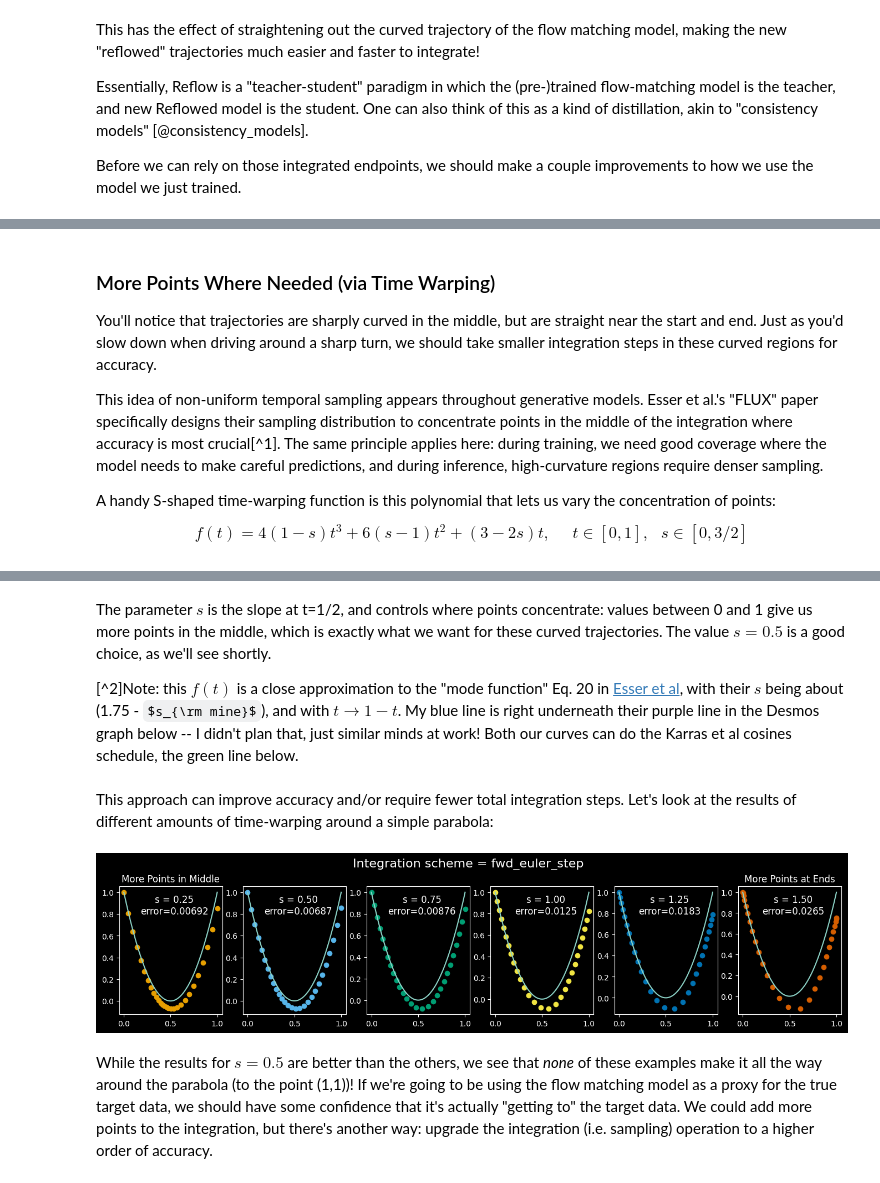
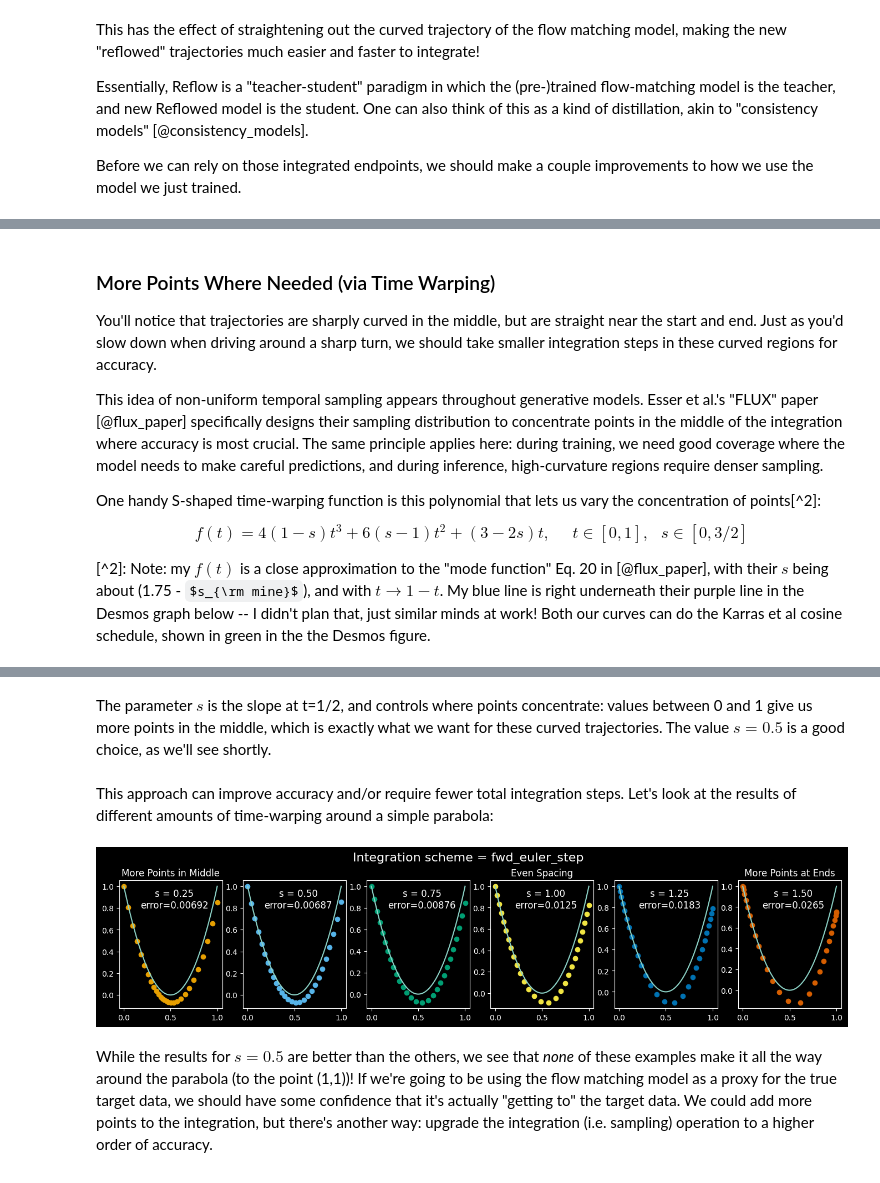
Before and after one commit to drscotthawley/blog, a Jupyter notebook: posts/FlowModels.ipynb, the cells around one changed output, grey strips where cells are left out. Saved outputs shown, nothing was run; the diff lists cells and outputs as text; code cells hidden in the pictures; some formulas as TeX source.

```diff
--- a/posts/FlowModels.ipynb
+++ b/posts/FlowModels.ipynb
@@ -827,11 +832,13 @@ Both of these don't necessarily require to retraining the model, yet they help t
 
 You'll notice that trajectories are sharply curved in the middle, but are straight near the start and end. Just as you'd slow down when driving around a sharp turn, we should take smaller integration steps in these curved regions for accuracy.
 
-This idea of non-uniform temporal sampling appears throughout generative models. Esser et al.'s "FLUX" paper specifically designs their sampling distribution to concentrate points in the middle of the integration where accuracy is most crucial[^1]. The same principle applies here: during training, we need good coverage where the model needs to make careful predictions, and during inference, high-curvature regions require denser sampling.
+This idea of non-uniform temporal sampling appears throughout generative models. Esser et al.'s "FLUX" paper [@flux_paper] specifically designs their sampling distribution to concentrate points in the middle of the integration where accuracy is most crucial. The same principle applies here: during training, we need good coverage where the model needs to make careful predictions, and during inference, high-curvature regions require denser sampling.
 
-A handy S-shaped time-warping function is this polynomial that lets us vary the concentration of points:
+One handy S-shaped time-warping function is this polynomial that lets us vary the concentration of points[^2]:
 
 $$ f(t) =  4(1-s)t^3 + 6(s-1) t^2 + (3-2s)t, \ \ \ \ \ \  t\in[0,1], \ \ \ s\in[0,3/2] $$
+
+[^2]: Note: my $f(t)$ is a close approximation to the "mode function" Eq. 20 in [@flux_paper], with their $s$ being about (1.75 - $s_{\rm mine}$), and with $t\rightarrow 1-t$.  My blue line is right underneath their purple line in the Desmos graph below -- I didn't plan that, just similar minds at work!  Both our curves can do the Karras et al cosine schedule, shown in green in the the Desmos figure.
 # %%
 #| echo: false
 # Jupyter's markdown won't perform the iframe embed unless we "execute" the HTML code??
@@ -846,9 +853,6 @@ HTML("""
 [interactive output not drawn]
 # %% [markdown]
 The parameter $s$ is the slope at t=1/2, and controls where points concentrate: values between 0 and 1 give us more points in the middle, which is exactly what we want for these curved trajectories. The value $s=0.5$ is a good choice, as we'll see shortly.
-
-
-[^2]Note: this $f(t)$ is a close approximation to the "mode function" Eq. 20 in <a href="https://arxiv.org/abs/2403.03206">Esser et al</a>, with their $s$ being about (1.75 - $s_{\rm mine}$), and with $t\rightarrow 1-t$.  My blue line is right underneath their purple line in the Desmos graph below -- I didn't plan that, just similar minds at work!  Both our curves can do the Karras et al cosines schedule, the green line below.
 # %% [markdown]
 This approach can improve accuracy and/or require fewer total integration steps. Let's look at the results of different amounts of time-warping around a simple parabola:
 # %%
@@ -906,39 +910,39 @@ def integrate_motion_along_parabola(
     return torch.stack(trajectories)
 
 @torch.no_grad()
-def viz_parabola_with_steps(model, step_fn=fwd_euler_step, n_steps=28):
+def viz_parabola_with_steps(step_fn=fwd_euler_step, n_steps=28):
     """varies warp parameter s and integrates along a parabola"""
     plt.close()
     t_curve = torch.linspace(0,1,100)
 
     n_t_points = n_steps # 28 if step_fn==fwd_euler_step else 6
     t_points = torch.linspace(0,1,n_t_points)
 
     n_s = 6    # number of different s values to show
     fig, ax = plt.subplots(1, n_s, figsize=(n_s*2.8, 3))
     plt.suptitle(f"Integration scheme = {step_fn.__name__}", fontsize=16, y=1.05)
     initial_points = torch.tensor([[0,1]])                   # one point in the top left
     for i, s in enumerate(torch.linspace(.25, 1.5, n_s)):   # warp time by different amounts via s parameter
         ax[i].plot(t_curve, parab(t_curve))    # solid line showing path
         traj = integrate_motion_along_parabola(fake_velocity_model, initial_points, n_steps=n_t_points,
                     s=s, step_fn=step_fn).squeeze()
         err_str = f"\nerror={F.mse_loss(parab(traj[:,0]),traj[:,1]):.3g}"
         ax[i].scatter(traj[:,0], traj[:,1], label=f's = {s:.2f}{err_str}', color=(wong_cmap*2)[i])
 
         legend = ax[i].legend(loc='upper center', frameon=False, markerscale=0, handlelength=0, fontsize=12)
         for text in legend.get_texts():
             text.set_ha('center')
 
-    if abs(s-1.0) < 1e-6: ax[i].set_title('Even Spacing')
+        if abs(s-1.0) < 1e-3: ax[i].set_title('Even Spacing')
 
     ax[0].set_title('More Points in Middle')
     ax[-1].set_title('More Points at Ends')
     plt.show()
     plt.close()
 
-viz_parabola_with_steps(fm_model)
+viz_parabola_with_steps()
 # %% [output]
-[figure, old version]
+[figure, new version]
 # %% [markdown]
 While the results for $s=0.5$ are better than the others, we see that *none* of these examples make it all the way around the parabola (to the point (1,1))! If we're going to be using the flow matching model as a proxy for the true target data, we should have some confidence that it's actually "getting to" the target data.  We could add more points to the integration, but there's another way: upgrade the integration (i.e. sampling) operation to a higher order of accuracy.
 # %% [markdown]
```
Also changed, not shown: parts of 34 cells of this notebook.
